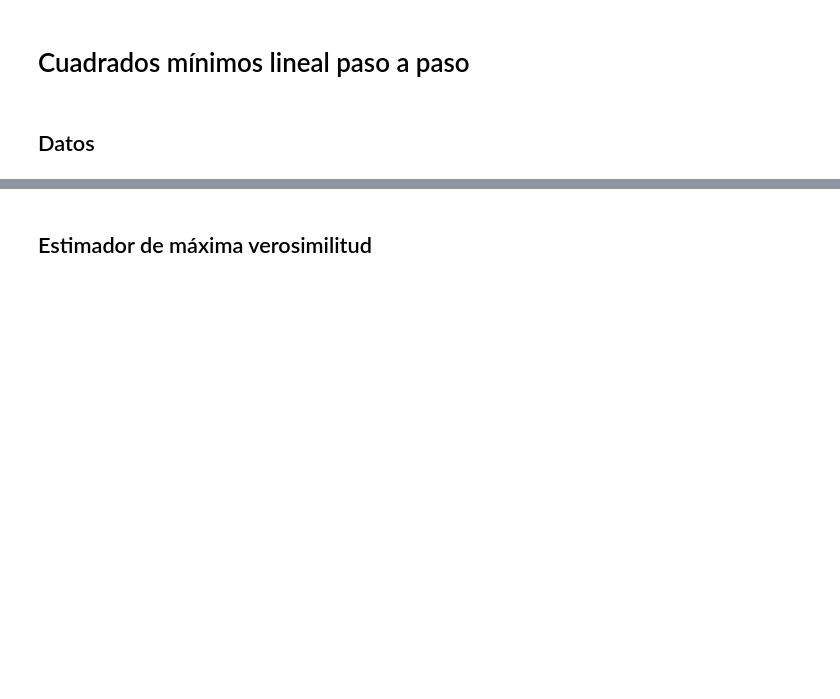
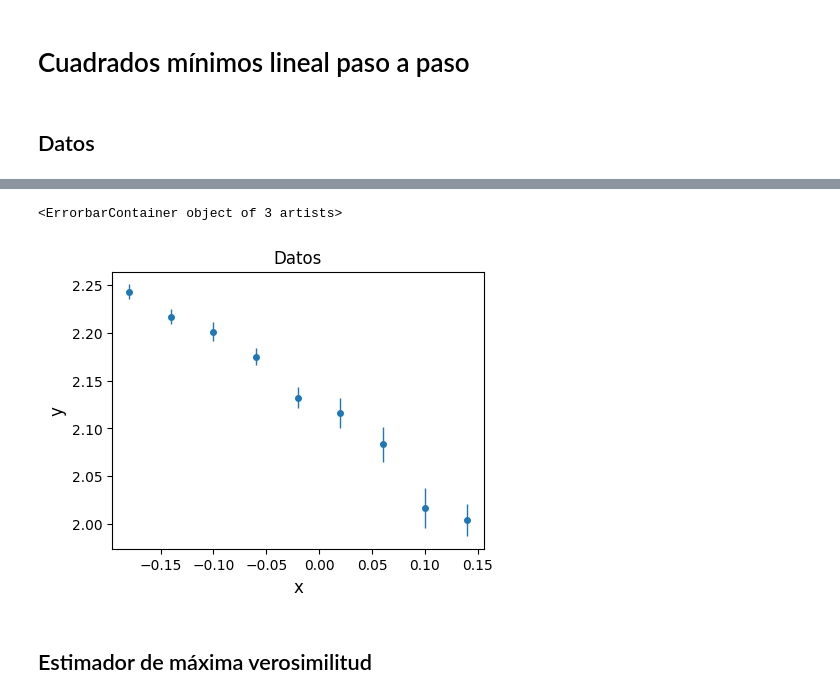
Before and after one commit to ravignad/analisis-estadistico-de-datos, a Jupyter notebook: 7_ajuste_de_datos/cuadrados_minimos_lineal.ipynb, the cells around one changed output, grey strips where cells are left out. Cells and saved outputs as stored; diff of their text form; code cells hidden in the pictures; blank space fills up the shorter version.

Commit message:
Datos de la cuadrados mínimos lineal en un archivo de entrada

```diff
--- a/7_ajuste_de_datos/cuadrados_minimos_lineal.ipynb
+++ b/7_ajuste_de_datos/cuadrados_minimos_lineal.ipynb
@@ -21,0 +15,4 @@ print(data)
+# %%
+input_file = "cuadrados_minimos_lineal.csv"
+data = pd.read_csv(input_file, index_col='i')
+print(data)
@@ -22,10 +31,13 @@ print(data)
 # %%
 fig, ax = plt.subplots()
 plt.title("Datos")
 ax.set_xlabel("x")
 ax.set_ylabel("y")
-ax.errorbar(xdata, ydata, ysigma,ls='none', marker='o', label="Datos")
+ax.errorbar(data['x'], data['y'], data['dy'],ls='none', marker='o', label="Datos")
 # fig.savefig('linear_least_squares_data.svg')
+# %% [output]
+<ErrorbarContainer object of 3 artists>
+[figure, added]
 # %% [markdown]
 ## Estimador de máxima verosimilitud
 # %%
```
Also changed, not shown: parts of 16 cells of this notebook, 1 other file.
